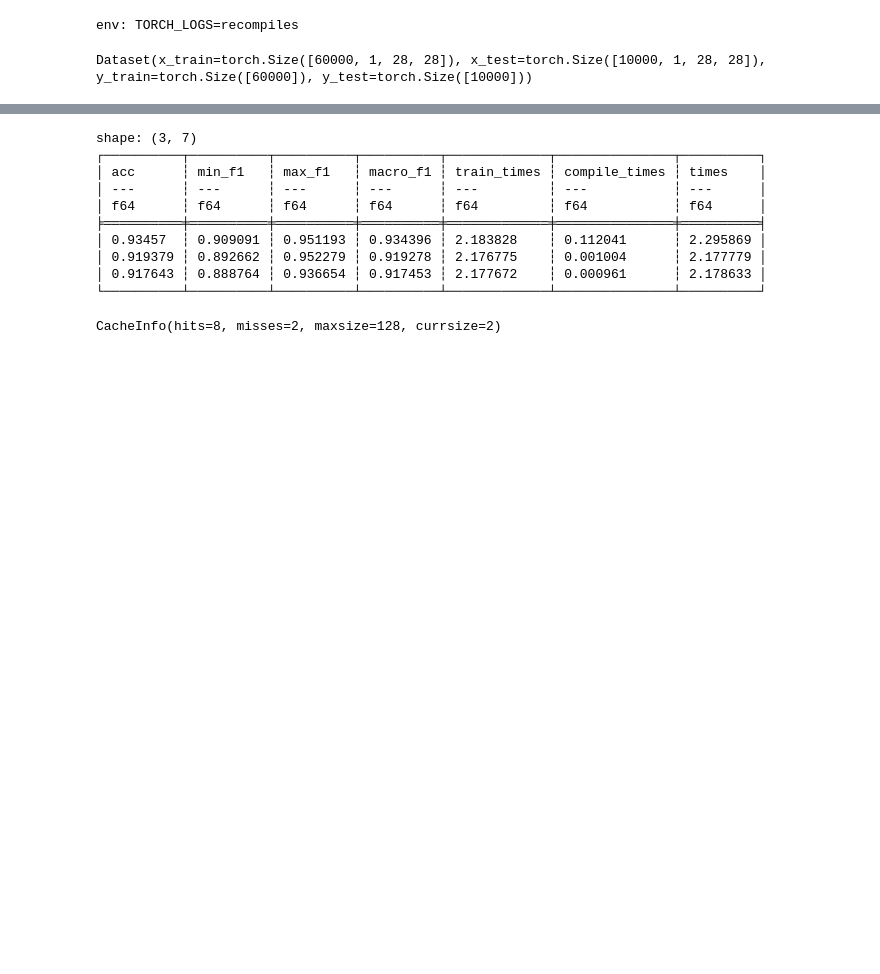
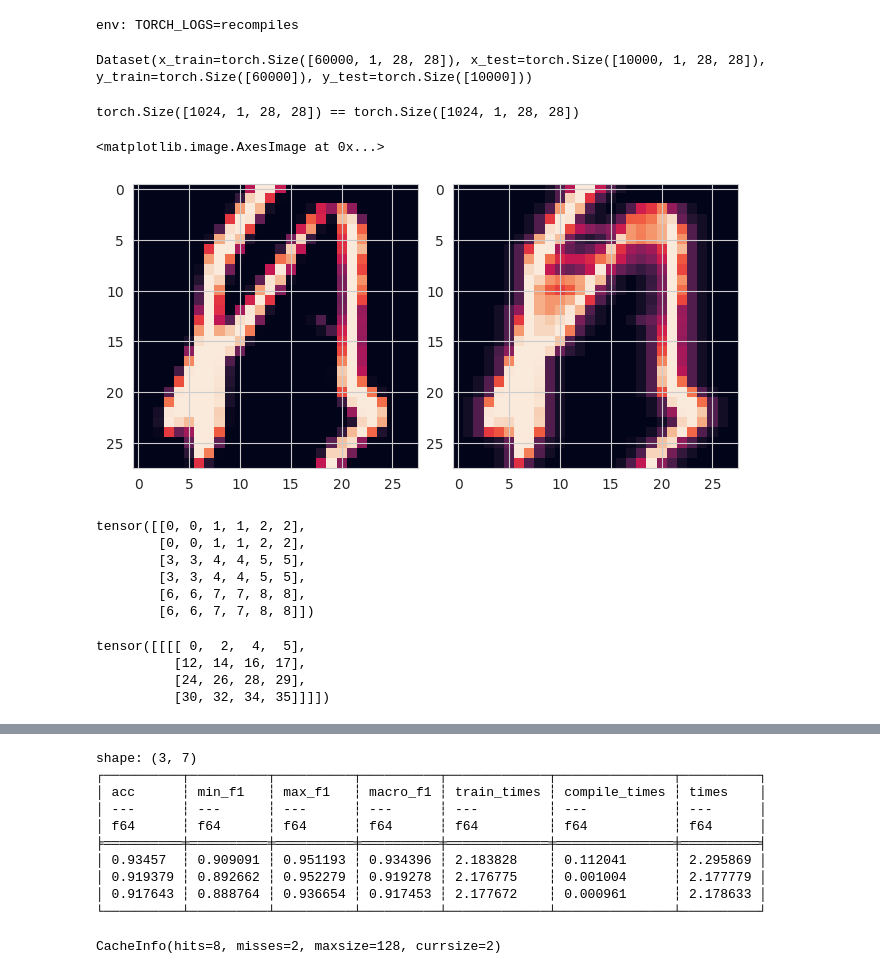
Before and after one commit to p-adema/quadratic-conv, a Jupyter notebook: scratch/model_check.ipynb, the cells around one changed output, grey strips where cells are left out. Saved outputs shown, nothing was run; the diff lists cells and outputs as text; code cells hidden in the pictures; blank space fills up the shorter version.

```diff
--- a/scratch/model_check.ipynb
+++ b/scratch/model_check.ipynb
@@ -44,5 +44,40 @@ test_inp = k_mnist.x_train[:1024].cuda()
 k_mnist
 # %% [output]
 Dataset(x_train=torch.Size([60000, 1, 28, 28]), x_test=torch.Size([10000, 1, 28, 28]), y_train=torch.Size([60000]), y_test=torch.Size([10000]))
+# %%
+from src.models.utils import make_pooling_function
+import matplotlib.pyplot as plt
+
+closer = make_pooling_function("aniso", 5, padding=2, is_closing=True, stride=1)(1,
+                                                                                 {"var": "skewed",
+                                                                                  "theta": "spin"}).cuda()
+
+fig, (ax_before, ax_after) = plt.subplots(ncols=2, layout="compressed")
+ax_after: plt.Axes
+ax_before.imshow(k_mnist.x_train[0, 0].numpy(force=True), vmin=0, vmax=1)
+close_res: torch.Tensor = closer(k_mnist.x_train[:1024].cuda()).cpu()
+print(f"{k_mnist.x_train[:1024].shape} == {close_res.shape}")
+assert (k_mnist.x_train[:1024] < close_res + 0.00001).all(), "Not closing?"
+ax_after.imshow(close_res[0, 0].numpy(force=True), vmin=0, vmax=1)
+# %% [output]
+torch.Size([1024, 1, 28, 28]) == torch.Size([1024, 1, 28, 28])
+<matplotlib.image.AxesImage at 0x...>
+[figure, added]
+# %%
+torch.arange(9).reshape(3, 3).repeat_interleave(2, dim=0).repeat_interleave(2, dim=1)
+# %% [output]
+tensor([[0, 0, 1, 1, 2, 2],
+        [0, 0, 1, 1, 2, 2],
+        [3, 3, 4, 4, 5, 5],
+        [3, 3, 4, 4, 5, 5],
+        [6, 6, 7, 7, 8, 8],
+        [6, 6, 7, 7, 8, 8]])
+# %%
+torch.max_pool2d(torch.arange(36).reshape(1, 1, 6, 6), kernel_size=2, stride=2, padding=1, ceil_mode=False)
+# %% [output]
+tensor([[[[ 0,  2,  4,  5],
+          [12, 14, 16, 17],
+          [24, 26, 28, 29],
+          [30, 32, 34, 35]]]])
 # %%
 test_compile_mode = "default"
```
Also changed, not shown: parts of 4 cells of this notebook, 47 other files.
